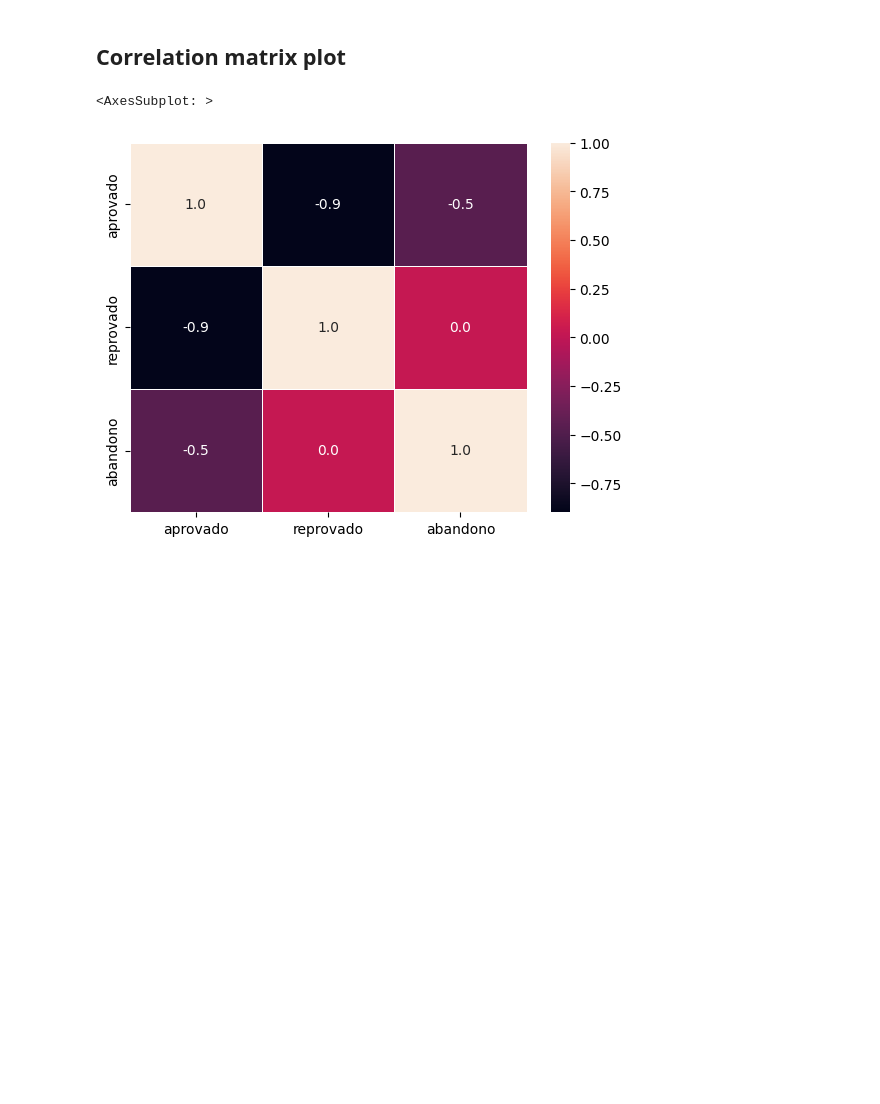
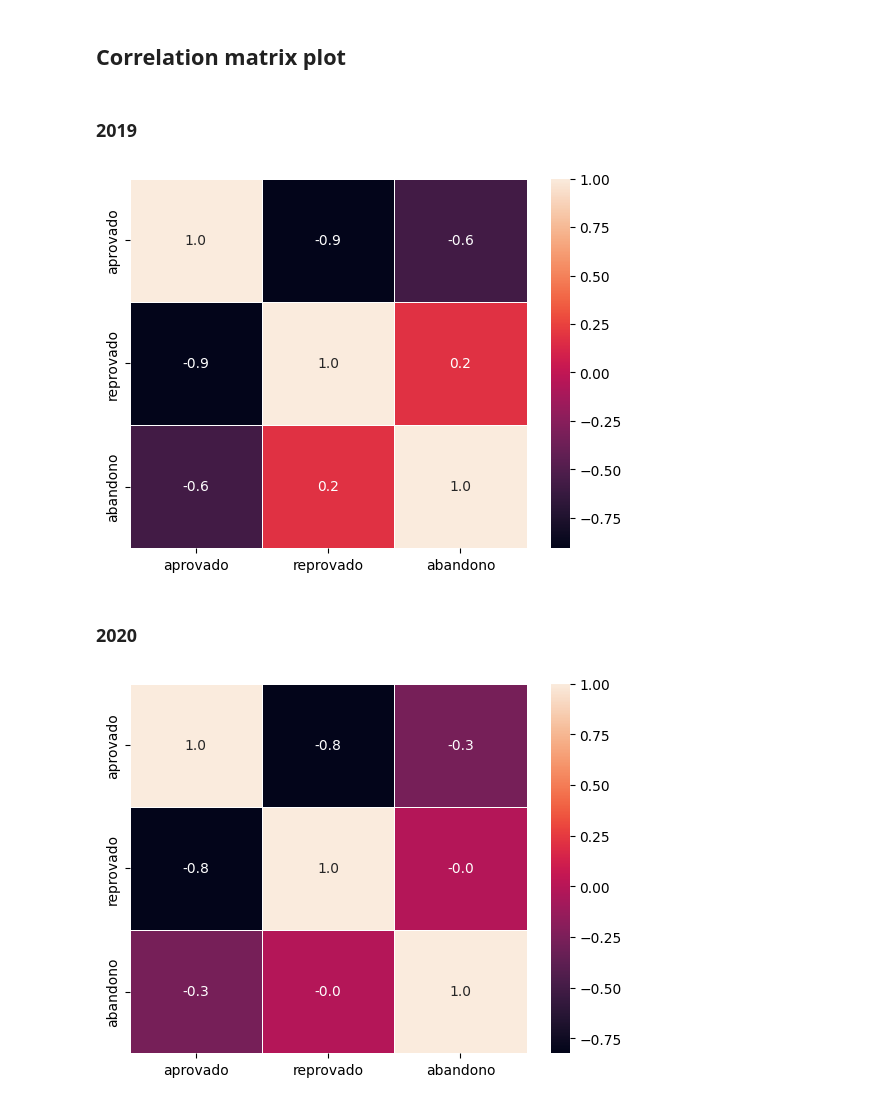
Before and after one commit to maiconspa/student-analysis, a Jupyter notebook: a3_big_data.ipynb, the cells around one changed output. Drawn from its saved outputs; the diff is of its cells as text; code cells hidden in the pictures; blank space fills up the shorter version.

```diff
--- a/a3_big_data.ipynb
+++ b/a3_big_data.ipynb
@@ -76,8 +119,14 @@ df_std.plot(x='Coluna de análise', y='Resultado desvio padrão', kind='scatter'
 # %% [markdown]
 ## Correlation matrix plot
+# %% [markdown]
+### 2019
 # %%
-plot_correlation = sn.heatmap(correlation, annot = True, fmt=".1f", linewidths=.6)
-plot_correlation
+plot_correlation_2019 = sn.heatmap(correlation_2019, annot = True, fmt=".1f", linewidths=.6)
 # %% [output]
-<AxesSubplot: >
 [figure]
+# %% [markdown]
+### 2020
+# %%
+plot_correlation_2020 = sn.heatmap(correlation_2020, annot = True, fmt=".1f", linewidths=.6)
+# %% [output]
+[figure, added]
```
Also changed, not shown: parts of 17 cells of this notebook.
